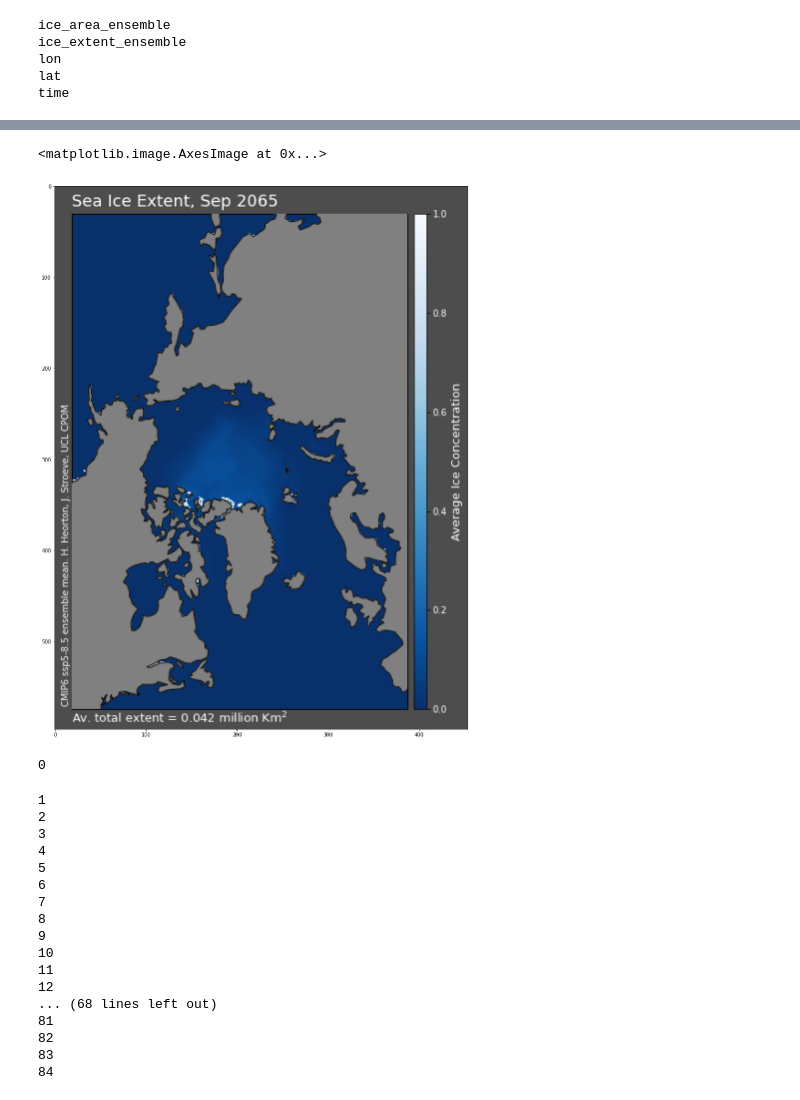
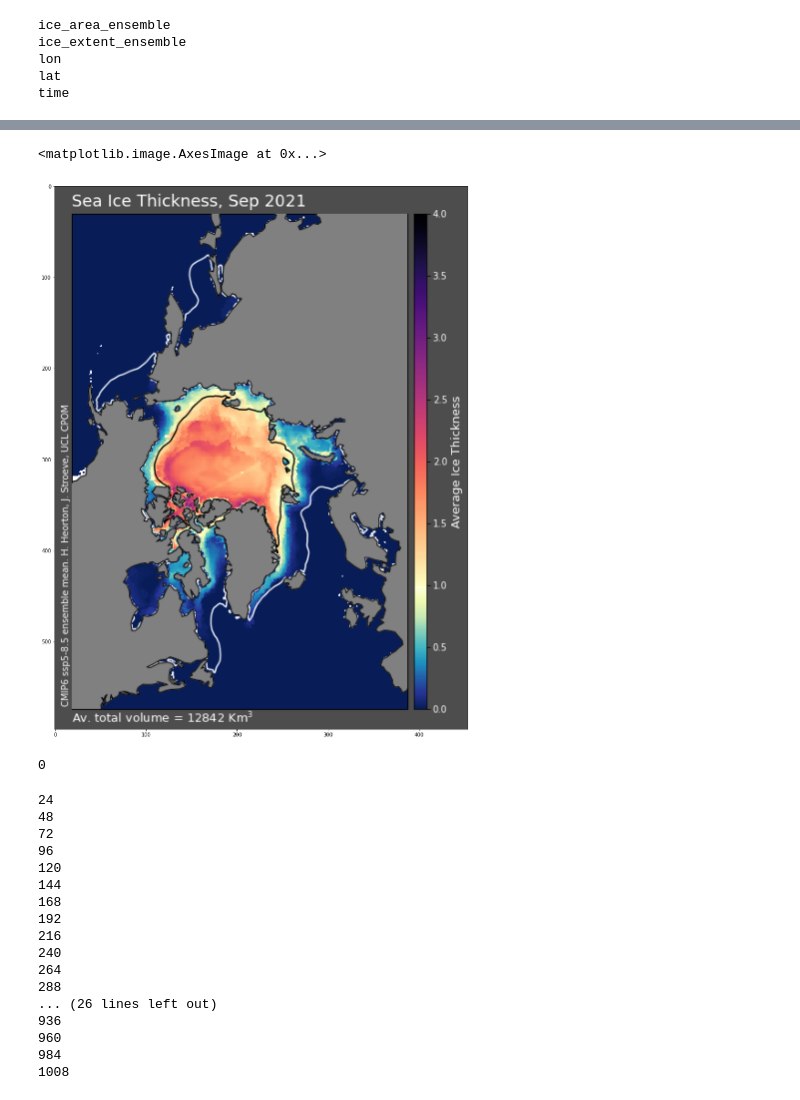
Before and after one commit to CPOMUCL/CMIP6_data, a Jupyter notebook: NSIDC_animation_ensemble.ipynb, the cells around one changed output, grey strips where cells are left out. Saved outputs shown, nothing was run; the diff lists cells and outputs as text; code cells hidden in the pictures.

```diff
--- a/NSIDC_animation_ensemble.ipynb
+++ b/NSIDC_animation_ensemble.ipynb
@@ -69,7 +89,8 @@ time
 d0 = dt.datetime(2000,1,1)
 data_IC['dtime'] = [d0 + relativedelta(days = d*1.) for d in data_IC['time']]
 # %%
-dnow = data_IC['dtime'][-50]
-ICnow = data_IC['ice_area_ensemble'][-50]
+dnow = data_IC['dtime'][40]
+ICnow = data_IC['ice_area_ensemble'][40]
+ICnow_E = data_IC['ice_area_ensemble_extra'][40]
 # ICnow = data_IC['ice_extent_ensemble'][0]
 nmodels = len(data_IC['Model_list'])
@@ -118,0 +145,21 @@ plt.show()
+# %%
+import matplotlib.colors as mcolors
+
+cut = 64
+# colors1 = plt.cm.plasma(np.linspace(0., 1, cut))
+# colors2 = plt.cm.viridis_r(np.linspace(0, 1, 256-cut))
+# colors1 = plt.cm.viridis(np.linspace(0., 1, cut))
+colors1 = plt.cm.YlGnBu_r(np.linspace(0., 1, cut))
+colors2 = plt.cm.magma_r(np.linspace(0, 1, 256-cut))
+# colors1 = plt.cm.YlGnBu_r(np.linspace(0., 1, 64))
+# colors2 = plt.cm.YlOrRd(np.linspace(0, 1, 74))
+# colors3 = plt.cm.PuRd_r(np.linspace(0, 1, 168))
+
+# combine them and build a new colormap
+colors = np.vstack((colors1, colors2))
+# colors = np.vstack((colors1, colors2[:-10], colors3[40:]))
+mymap = mcolors.LinearSegmentedColormap.from_list('my_cmap', colors)
+
+# plt.pcolor(data, cmap=mymap)
+# plt.colorbar()
+# plt.show()
@@ -145,7 +320,7 @@ def make_frame(y):
     # s = ax.pcolormesh(GP.xpts,GP.ypts,PW.get_vels(PW.dates[10:12])[1][0])
     ax.add_feature(cfeature.COASTLINE,zorder=4)
     ax.add_feature(cfeature.LAND,facecolor = 'gray',zorder=3)
-    ax.text(G.limits[0],G.limits[3]*1.03,'Sea Ice Extent, '+dnow.strftime('%b %Y'),
+    ax.text(G.limits[0],G.limits[3]*1.03,'Sea Ice Thickness, '+dnow.strftime('%b %Y'),
             fontsize = 18,color='w')
     ax.text(G.limits[0]*1.06,G.limits[2]*0.98,'CMIP6 ssp2-4.5 ensemble mean. H. Heorton, J. Stroeve, UCL CPOM',
             fontsize = 10,color='w',rotation = 90)
@@ -218,7 +393,7 @@ def make_frame(y):
 #     ax.text(G.limits[0]*1.06,G.limits[2]*0.98,'CMIP6 ssp2-4.5 ensemble mean. H. Heorton, J. Stroeve, UCL CPOM',
     ax.text(G.limits[0]*1.06,G.limits[2]*0.98,'CMIP6 ssp5-8.5 ensemble mean. H. Heorton, J. Stroeve, UCL CPOM',
             fontsize = 10,color='w',rotation = 90)
-    ax.text(G.limits[0]*1.0,G.limits[2]*1.06,'Av. total extent = '+'{:.2}'.format(area)+' million Km$^{2}$',
+    ax.text(G.limits[0]*1.0,G.limits[2]*1.06,'Av. total extent = '+'{:.2g}'.format(area)+' million Km$^{2}$',
             fontsize = 13,color='w')
 
     cax = plt.colorbar(s,shrink = 1.,pad=0.01,aspect=40)
@@ -257,38 +432,42 @@ rm: Ensemble_ens_av_area_sept_extent_contour.gif: No such file or directory
 # %%
 f = plt.figure(figsize=[20,20])
-plt.imshow(make_frame(50))
+plt.imshow(make_frame(6*13+2))
+# plt.imshow(make_frame(9))
 # %% [output]
 <matplotlib.image.AxesImage at 0x...>
-[figure, old version]
+[figure, new version]
 # %%
 # gfile = 'Ensemble_no_models_sept_extent.gif'
 # gfile = 'Ensemble_ave_area_sept_extent.gif'
-gfile = 'Ensemble_ens_av_area_sept_extent_contour_ssp585.gif'
+gfile = 'Ensemble_ens_av_area_year_thick_contour_ssp585.gif'
 images = []
+sept_c = None
+marh_c = None
 # for nt in range(n_t):
 #### load the data from
-for y in range(85):
-    print(y)
+for y in range(85*12):
+# for y in range(36):
+    if np.mod(y,24) == 0: print(y)
     image = make_frame(y)
     images.append(image)
 
-imageio.mimsave(gfile, images, fps=2)
+imageio.mimsave(gfile, images, fps=12)
 # %% [output]
 0
-1
-2
-3
-4
-5
-6
-7
-8
-9
-10
-11
-12
-... (68 lines left out)
-81
-82
-83
-84
+24
+48
+72
+96
+120
+144
+168
+192
+216
+240
+264
+288
+... (26 lines left out)
+936
+960
+984
+1008
```
Also changed, not shown: parts of 10 cells of this notebook, 4 other files.
